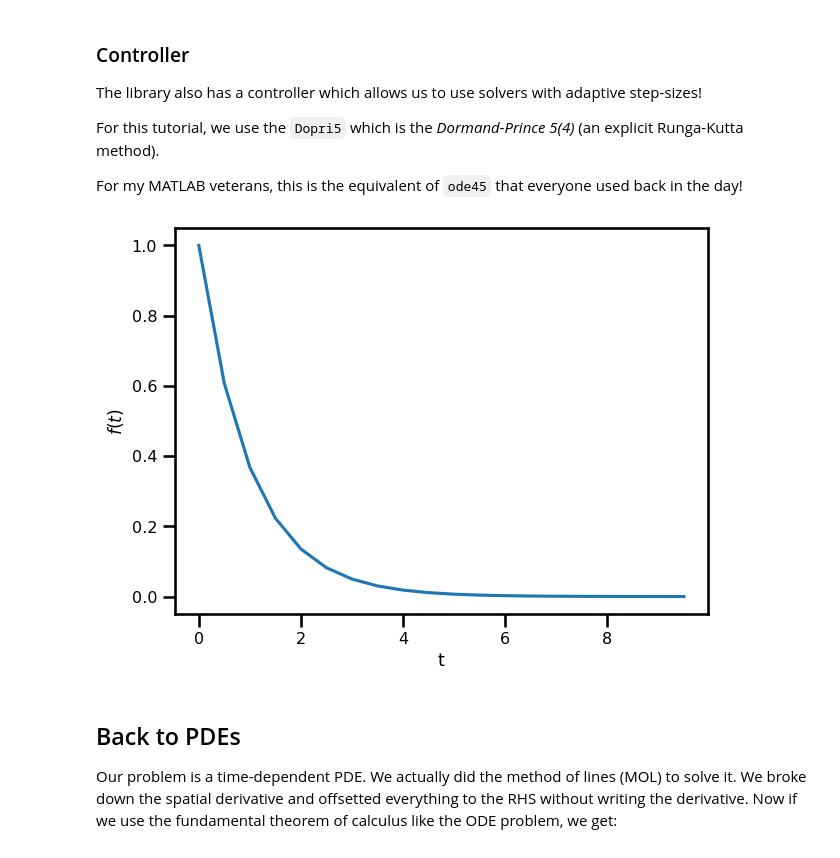
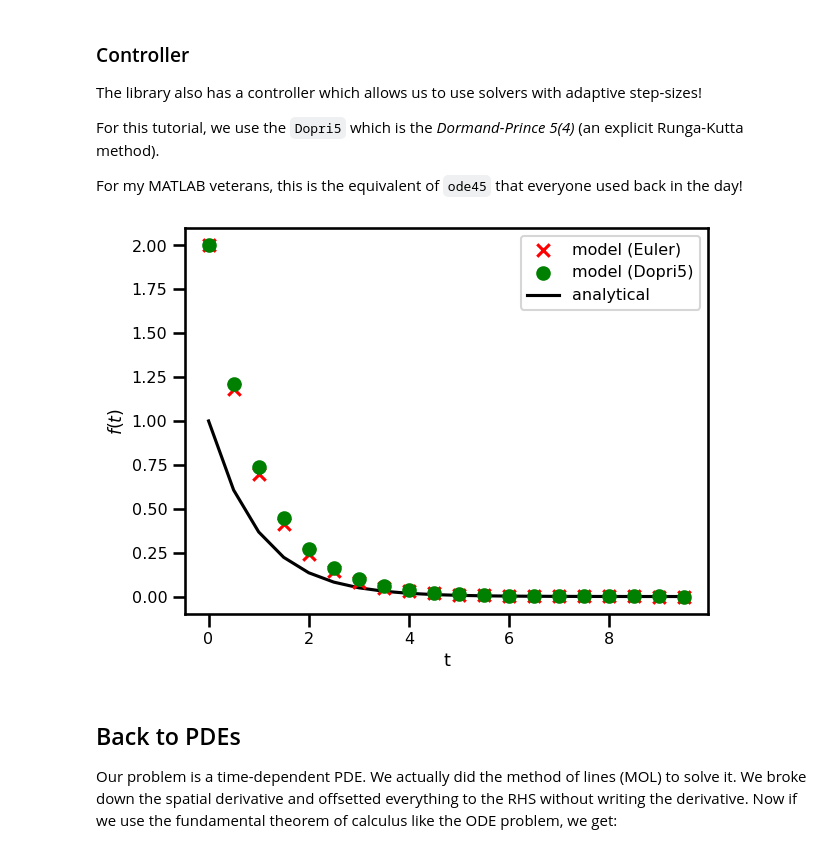
Before and after one commit to jejjohnson/jaxsw, a Jupyter notebook: notebooks/dev/eman/12_steps_2_NS/1.2_linear_convection.ipynb, the cells around one changed output. Saved outputs shown, nothing was run; the diff lists cells and outputs as text; code cells hidden in the pictures.

Commit message:
Fixed comments. Added analytical soln.

```diff
--- a/notebooks/dev/eman/12_steps_2_NS/1.2_linear_convection.ipynb
+++ b/notebooks/dev/eman/12_steps_2_NS/1.2_linear_convection.ipynb
@@ -322,7 +334,7 @@ stepsize_controller = PIDController(rtol=1e-5, atol=1e-5)
 
 sol = diffeqsolve(
     term, solver,
-    t0=t0, t1=t1, dt0=dt, y0=1,
+    t0=t0, t1=t1, dt0=dt, y0=y0,
     saveat=saveat,
 )
 # %%
@@ -354,24 +368,27 @@ saveat = SaveAt(ts=np.arange(t0, t1, dt*5))
 solver = Dopri5()
 stepsize_controller = PIDController(rtol=1e-5, atol=1e-5)
 
-sol = diffeqsolve(
+sol_ho = diffeqsolve(
     term, solver,
-    t0=t0, t1=t1, dt0=dt, y0=1,
+    t0=t0, t1=t1, dt0=dt, y0=y0,
     saveat=saveat,
     stepsize_controller=stepsize_controller
 )
 # %%
 fig, ax = plt.subplots()
 
-ax.plot(sol.ts, sol.ys)
+ax.scatter(sol.ts, sol.ys, label="model (Euler)", marker="x", color="red")
+ax.scatter(sol_ho.ts, sol_ho.ys, label="model (Dopri5)", marker="o", color="green")
+ax.plot(sol.ts, np.exp(-sol.ts), label="analytical", color="black", zorder=-1)
 ax.set(
     xlabel="t",
     ylabel="$f(t)$"
 )
+plt.legend()
 plt.tight_layout()
 plt.show()
 # %% [output]
-[figure, old version]
+[figure, new version]
 # %% [markdown]
 ## Back to PDEs
 
```
Also changed, not shown: parts of 6 cells of this notebook.
